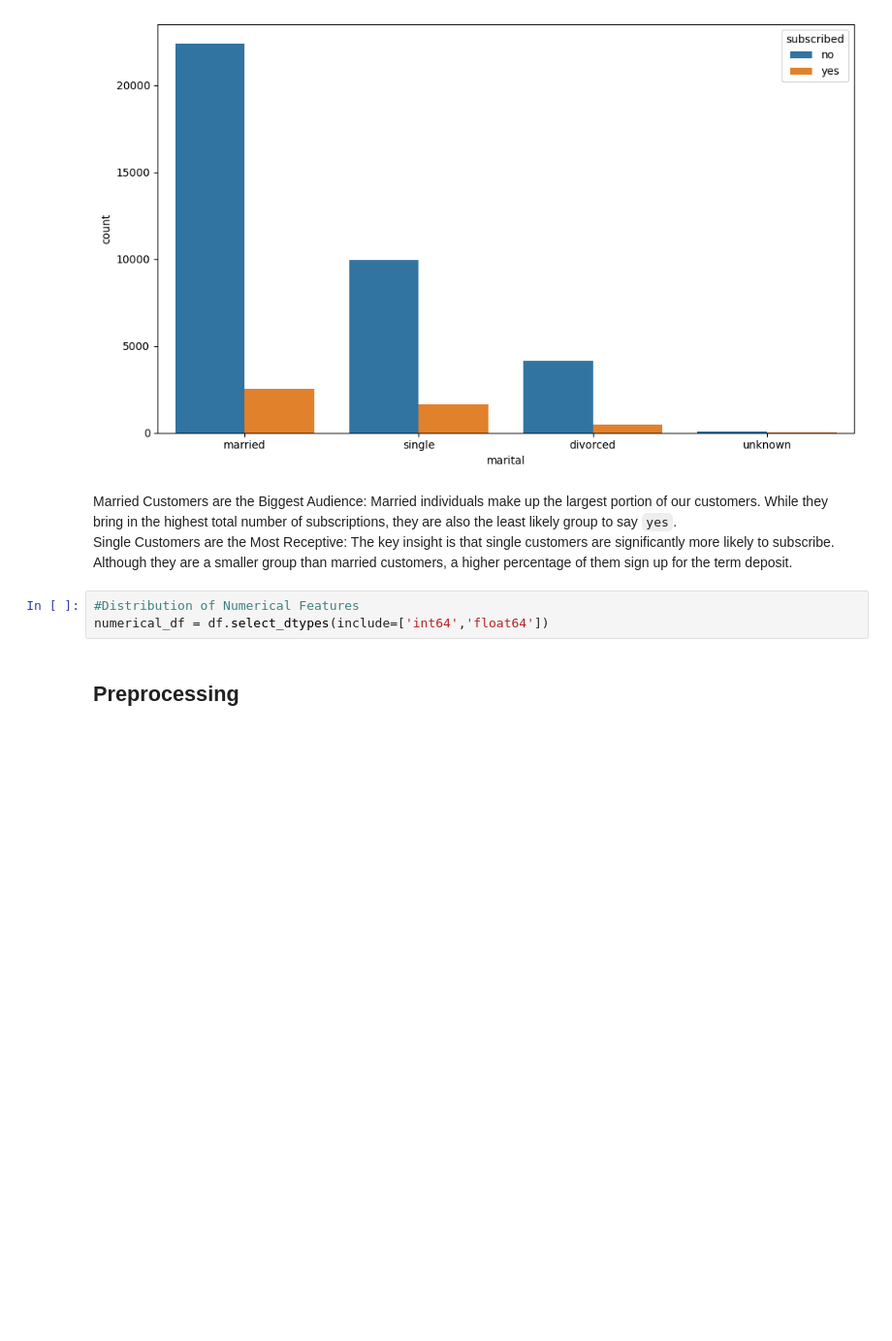
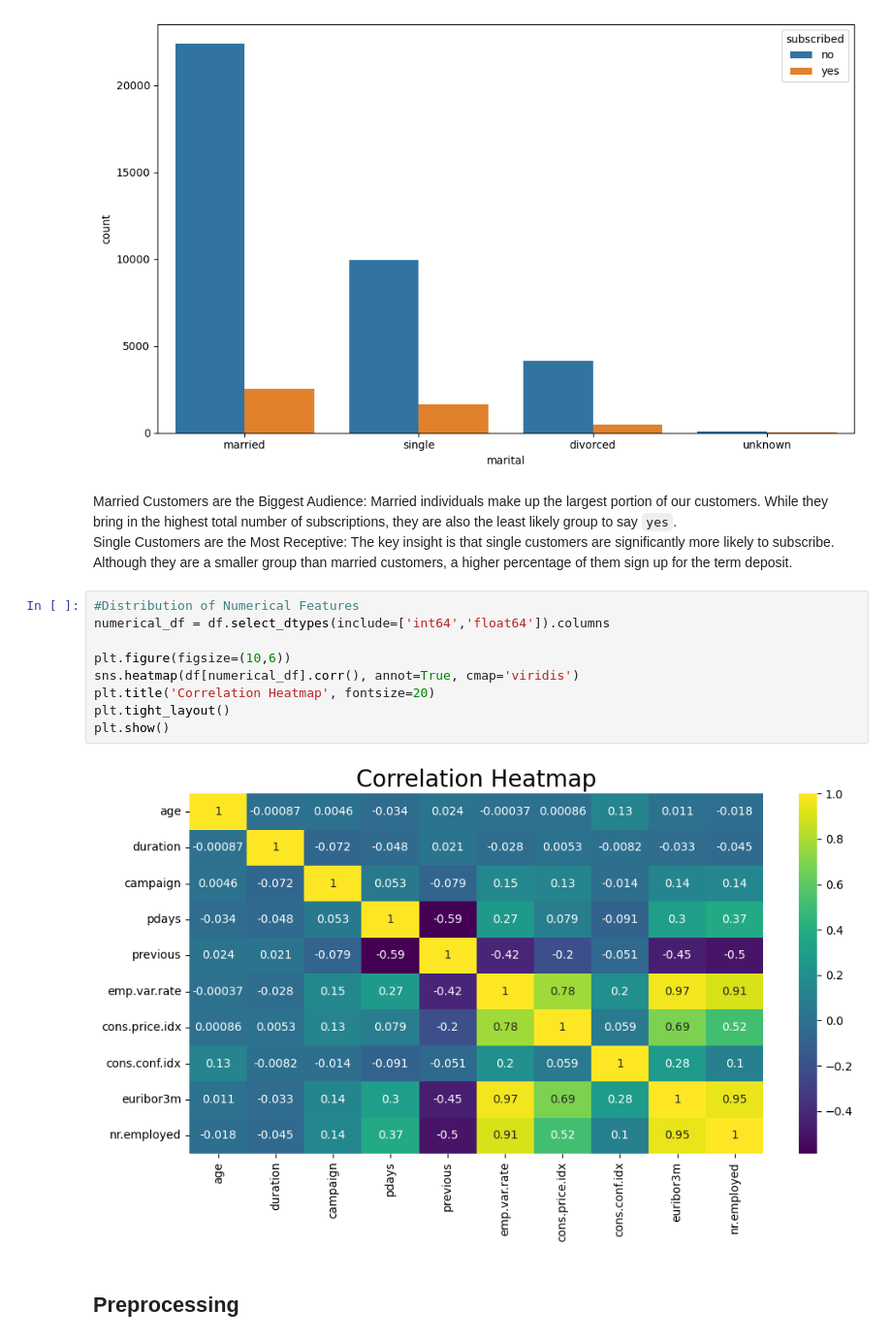
Before and after one commit to adikahnf/CODECRAFT_DS_03, a Jupyter notebook: bank_decision_tree.ipynb, the cells around one changed output. Shown at 97% size. Saved outputs shown, nothing was run; the diff lists cells and outputs as text; blank space fills up the shorter version.

Commit message:
add correlation heatmap

```diff
--- a/bank_decision_tree.ipynb
+++ b/bank_decision_tree.ipynb
@@ -180,6 +180,14 @@ Married Customers are the Biggest Audience: Married individuals make up the larg
 Single Customers are the Most Receptive: The key insight is that single customers are significantly more likely to subscribe. Although they are a smaller group than married customers, a higher percentage of them sign up for the term deposit.
 # %%
 #Distribution of Numerical Features
-numerical_df = df.select_dtypes(include=['int64','float64'])
+numerical_df = df.select_dtypes(include=['int64','float64']).columns
+
+plt.figure(figsize=(10,6))
+sns.heatmap(df[numerical_df].corr(), annot=True, cmap='viridis')
+plt.title('Correlation Heatmap', fontsize=20)
+plt.tight_layout()
+plt.show()
+# %% [output]
+[figure, added]
 # %% [markdown]
 ## Preprocessing
```
